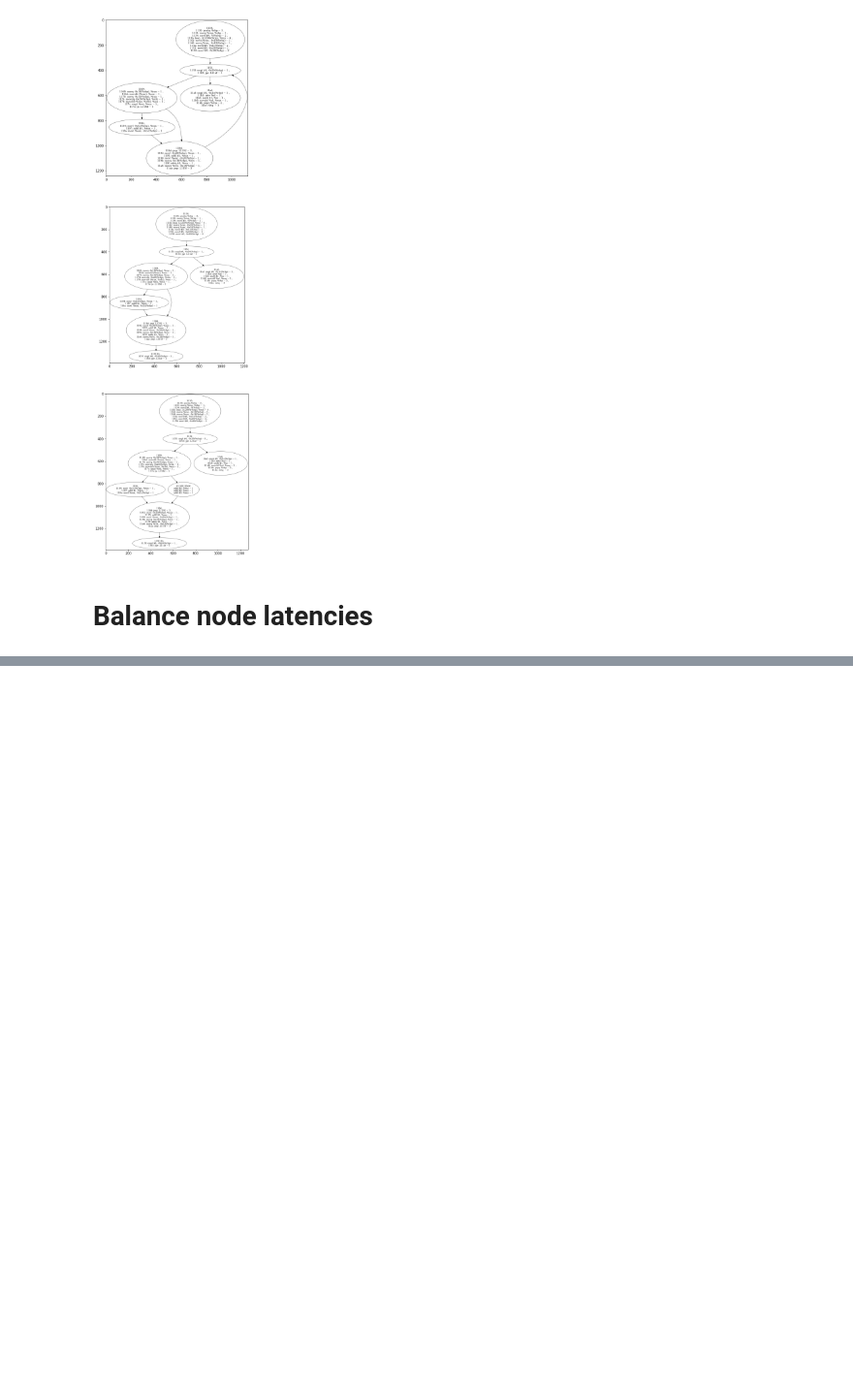
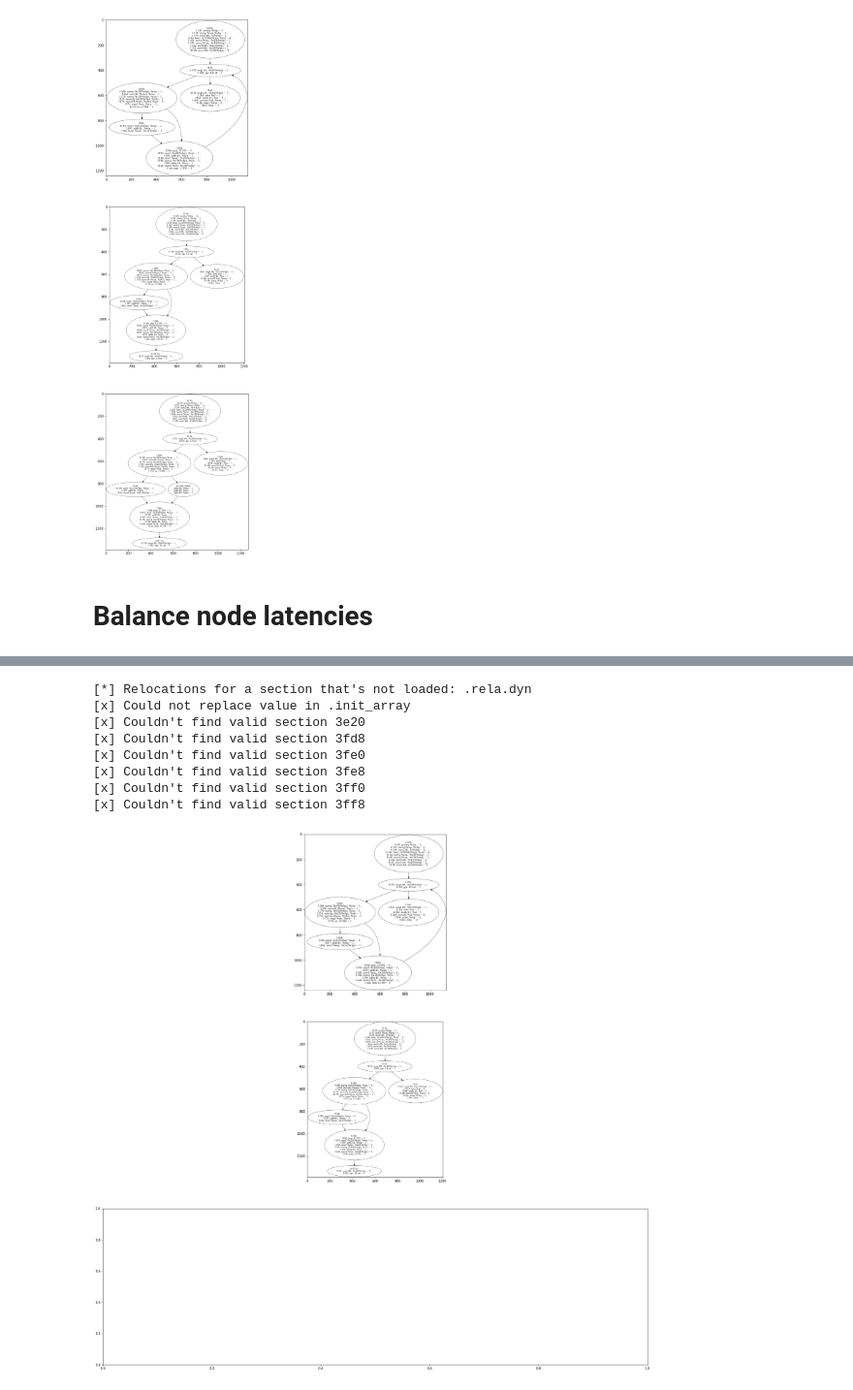
Before and after one commit to DBGilles/NemesisRetroWrite, a Jupyter notebook: retrowrite/rwtools/nemesis/samples_notebooks/8.0-password_comparison.ipynb, the cells around one changed output, grey strips where cells are left out. Shown at 97% size. Cells and saved outputs as stored; diff of their text form; code cells hidden in the pictures; blank space fills up the shorter version.

```diff
--- a/retrowrite/rwtools/nemesis/samples_notebooks/8.0-password_comparison.ipynb
+++ b/retrowrite/rwtools/nemesis/samples_notebooks/8.0-password_comparison.ipynb
@@ -142,0 +143,33 @@ missing_latencies
+# %%
+from rwtools.nemesis.graph.utils import create_graph_structure
+from rwtools.nemesis.graph.utils import to_img
+from rwtools.nemesis.graph.balance import balance_branching_point
+
+
+outputfile = "./password_comparison/password_comparison_rw.s"
+loader, rw = setup(binary, outputfile)
+function_names = loader.container.function_names
+nodes, graph = create_graph_structure(loader.container, "main")
+fig, axs = plt.subplots(3, figsize=(30, 30))
+
+control_flow_graph = ControlFlowGraph(nodes=nodes, graph=graph)
+
+control_flow_graph.merge_consecutive_nodes()
+axs[0].imshow(to_img(graph))
+
+
+control_flow_graph.unwind_graph()
+
+axs[1].imshow(to_img(graph))
+control_flow_graph.insert_nodes()
+target_node = control_flow_graph.get_node('1169')
+# %% [output]
+[*] Relocations for a section that's not loaded: .rela.dyn
+[x] Could not replace value in .init_array
+[x] Couldn't find valid section 3e20
+[x] Couldn't find valid section 3fd8
+[x] Couldn't find valid section 3fe0
+[x] Couldn't find valid section 3fe8
+[x] Couldn't find valid section 3ff0
+[x] Couldn't find valid section 3ff8
+[figure, added]
```
Also changed, not shown: parts of 3 cells of this notebook, 13 other files.
